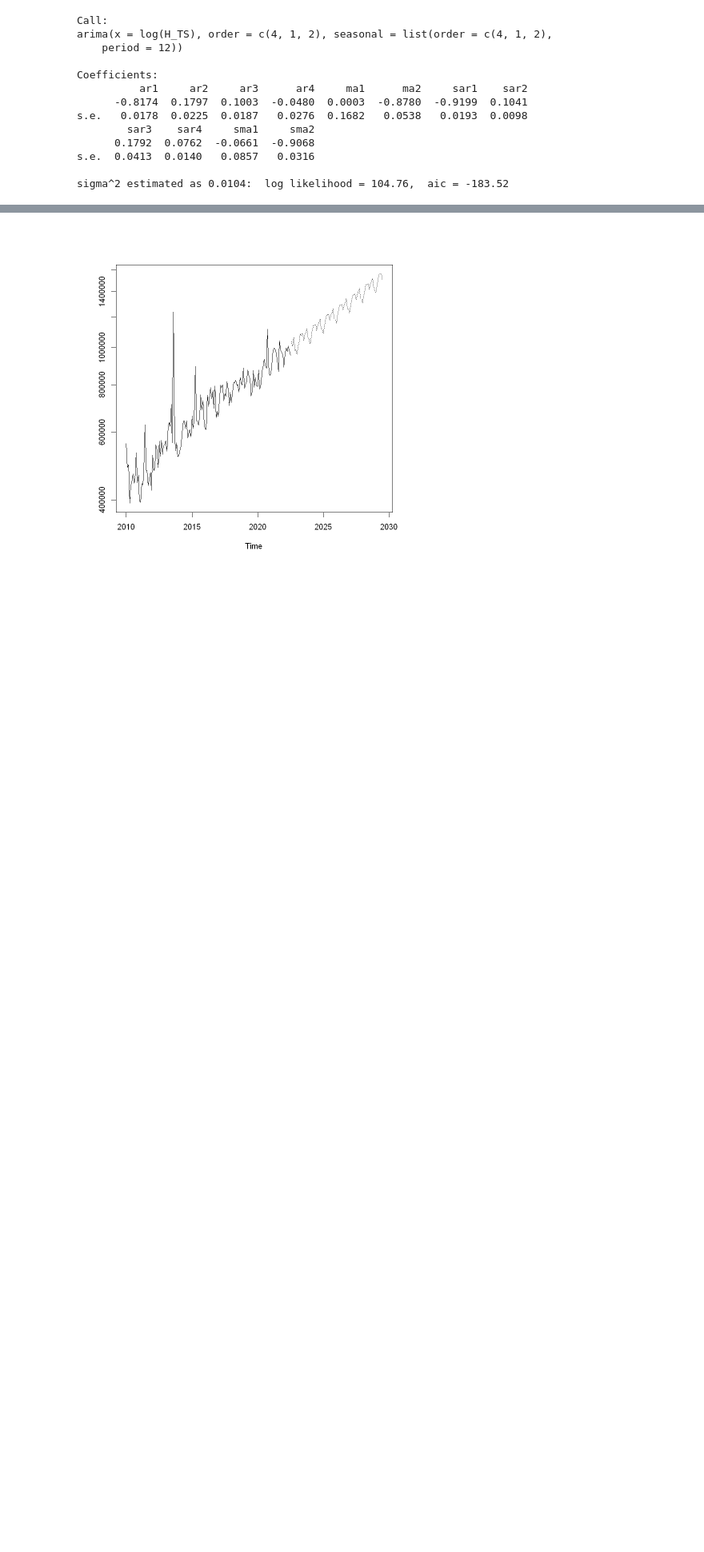
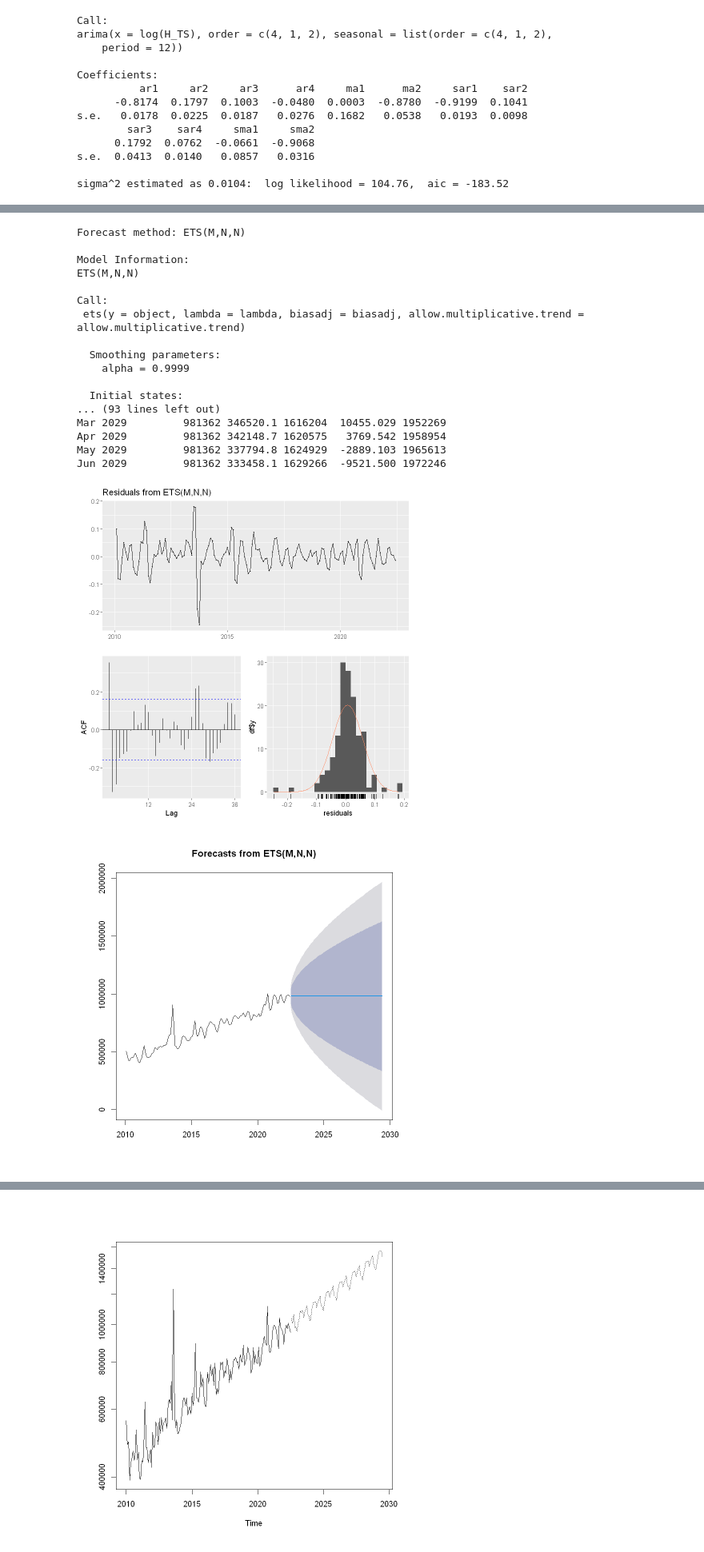
Before and after one commit to batesjay87/Jay-H-DAAN-888, a Jupyter notebook: Future Price Time Series W 5 6.ipynb, the cells around one changed output, grey strips where cells are left out. Shown at 80% size. Drawn from its saved outputs; the diff is of its cells as text; code cells hidden in the pictures; blank space fills up the shorter version.

```diff
--- a/Future Price Time Series W 5 6.ipynb
+++ b/Future Price Time Series W 5 6.ipynb
@@ -575,0 +625,24 @@ sigma^2 estimated as 0.01133:  log likelihood = 102.68,  aic = -191.36
+# %%
+################################################################################
+# Using Simple Moving Average
+# forecasting model using SMA
+
+SMA_fit <- ma(H_TS, order = 2)
+SMA_fit
+
+SMA_fit_pred <- forecast(SMA_fit, h=84)
+SMA_fit_pred
+
+# Examine model accuracy
+accuracy(SMA_fit_pred)
+
+# Examine the Residuals
+checkresiduals(SMA_fit_pred)
+
+# Examine the AIC
+summary(SMA_fit_pred)
+
+plot(SMA_fit_pred)
+
+################################################################################
+# %% [output]
@@ -576 +692,20 @@ sigma^2 estimated as 0.01133:  log likelihood = 102.68,  aic = -191.36
+Forecast method: ETS(M,N,N)
+
+Model Information:
+ETS(M,N,N)
+
+Call:
+ ets(y = object, lambda = lambda, biasadj = biasadj, allow.multiplicative.trend = allow.multiplicative.trend)
+
+  Smoothing parameters:
+    alpha = 0.9999
+
+  Initial states:
+... (93 lines left out)
+Mar 2029         981362 346520.1 1616204  10455.029 1952269
+Apr 2029         981362 342148.7 1620575   3769.542 1958954
+May 2029         981362 337794.8 1624929  -2889.103 1965613
+Jun 2029         981362 333458.1 1629266  -9521.500 1972246
+[figure, added]
+[figure, added]
 # %%
```
Also changed, not shown: parts of 8 cells of this notebook.
